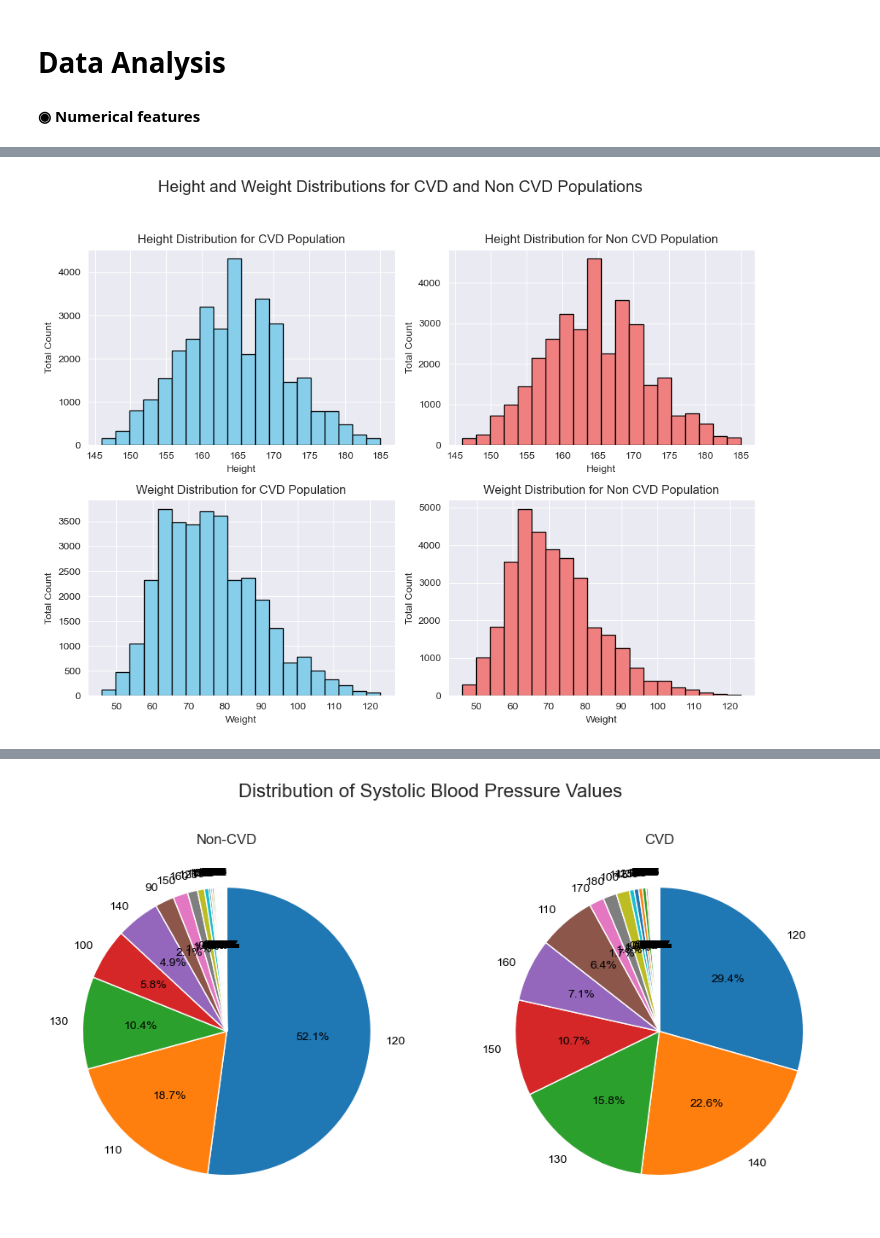
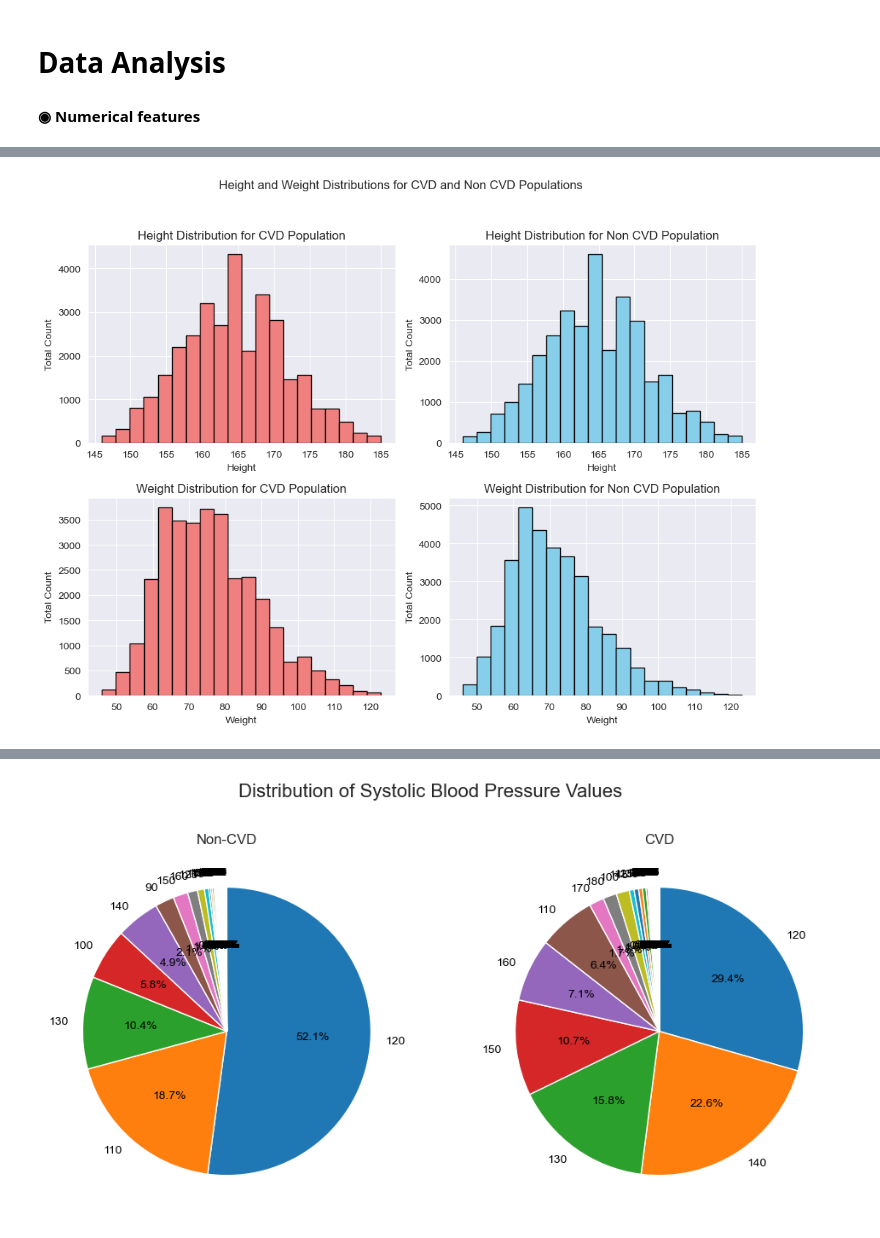
Before and after one commit to MasoudNateghi/CS534, a Jupyter notebook: Project/Project.ipynb, the cells around one changed output, grey strips where cells are left out. Cells and saved outputs as stored; diff of their text form; code cells hidden in the pictures.

```diff
--- a/Project/Project.ipynb
+++ b/Project/Project.ipynb
@@ -643,36 +651,36 @@ cvd_height = np.exp(df_log[df_log['cardio'] == 1]['height'])
 non_cvd_height = np.exp(df_log[df_log['cardio'] == 0]['height'])
 cvd_weight = np.exp(df_log[df_log['cardio'] == 1]['weight'])
 non_cvd_weight = np.exp(df_log[df_log['cardio'] == 0]['weight'])
 
 # Create subplots
 fig, axs = plt.subplots(2, 2, figsize=(10, 8))
-fig.suptitle("Height and Weight Distributions for CVD and Non CVD Populations", fontsize=16)
+fig.suptitle("Height and Weight Distributions for CVD and Non CVD Populations", fontsize=12)
 
 # Height Distribution for CVD Population
-axs[0, 0].hist(cvd_height, bins=20, color='skyblue', edgecolor='black')
+axs[0, 0].hist(cvd_height, bins=20, color='lightcoral', edgecolor='black')
 axs[0, 0].set_title("Height Distribution for CVD Population")
 axs[0, 0].set_xlabel("Height")
 axs[0, 0].set_ylabel("Total Count")
 
 # Height Distribution for Non CVD Population
-axs[0, 1].hist(non_cvd_height, bins=20, color='lightcoral', edgecolor='black')
+axs[0, 1].hist(non_cvd_height, bins=20, color='skyblue', edgecolor='black')
 axs[0, 1].set_title("Height Distribution for Non CVD Population")
 axs[0, 1].set_xlabel("Height")
 axs[0, 1].set_ylabel("Total Count")
 
 # Weight Distribution for CVD Population
-axs[1, 0].hist(cvd_weight, bins=20, color='skyblue', edgecolor='black')
+axs[1, 0].hist(cvd_weight, bins=20, color='lightcoral', edgecolor='black')
 axs[1, 0].set_title("Weight Distribution for CVD Population")
 axs[1, 0].set_xlabel("Weight")
 axs[1, 0].set_ylabel("Total Count")
 
 # Weight Distribution for Non CVD Population
-axs[1, 1].hist(non_cvd_weight, bins=20, color='lightcoral', edgecolor='black')
+axs[1, 1].hist(non_cvd_weight, bins=20, color='skyblue', edgecolor='black')
 axs[1, 1].set_title("Weight Distribution for Non CVD Population")
 axs[1, 1].set_xlabel("Weight")
 axs[1, 1].set_ylabel("Total Count")
 
 plt.tight_layout(rect=[0, 0.03, 1, 0.95])
 plt.show()
 # %% [output]
-[figure, old version]
+[figure, new version]
```
Also changed, not shown: parts of 10 cells of this notebook.
